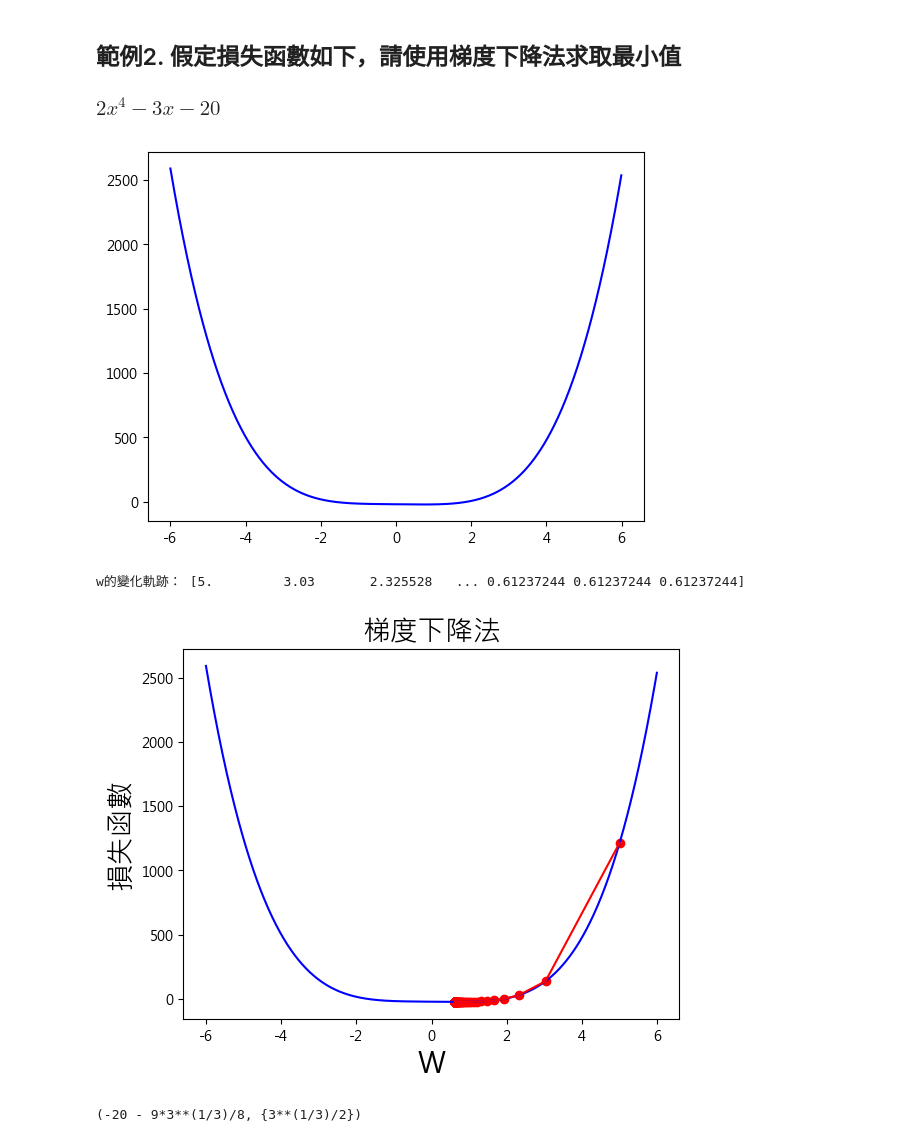
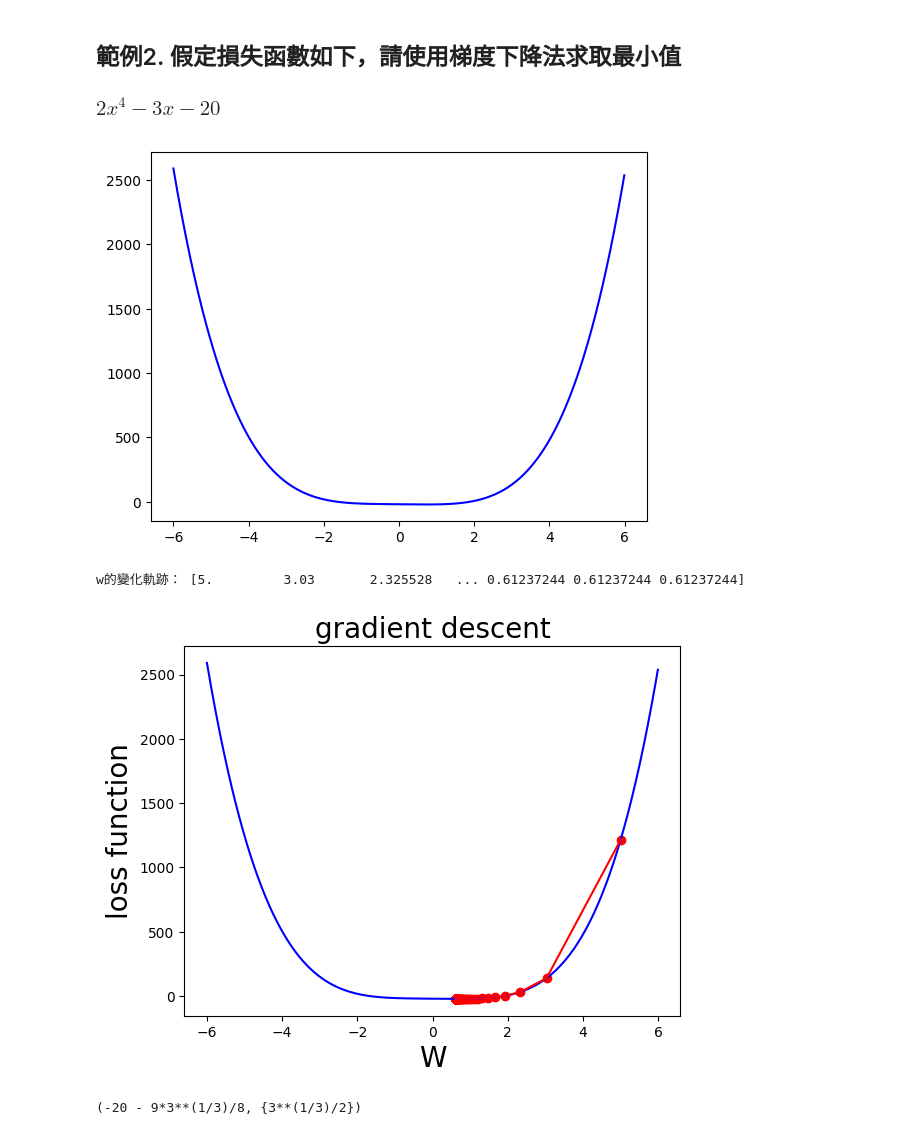
Before and after one commit to chesterXalan/Classwork-PythonMLApplicationDevelopment, a Jupyter notebook: lesson05/03_Partial_Derivatives.ipynb, the cells around one changed output. Cells and saved outputs as stored; diff of their text form; code cells hidden in the pictures.

```diff
--- a/lesson05/03_Partial_Derivatives.ipynb
+++ b/lesson05/03_Partial_Derivatives.ipynb
@@ -94,50 +93,44 @@ w的變化軌跡： [5.   2.   0.8  0.32 0.13 0.05 0.02 0.01 0.   0.   0.   0.
 ### $2x^4-3x-20$
 # %%
 # 目標函數(損失函數)
-f = lambda x: 2 * x ** 4 - 3 * x - 20
+f = lambda x: 2 * x**4 - 3 * x - 20
 
 # 目標函數的一階導數:dy/dx=2*x
-df = lambda x: 8 * x ** 2 - 3
+df = lambda x: 8 * x**2 - 3
 
-# 設定中文字型
-plt.rcParams['font.sans-serif'] = ['Arial Unicode MS']
-# 矯正負號
-plt.rcParams['axes.unicode_minus'] = False
-
-color = 'r'
+color = "r"
 t = np.arange(-6.0, 6.0, 0.01)
-plt.plot(t, f(t), c='b');
+plt.plot(t, f(t), c="b");
 # %% [output]
-[figure, old version]
+[figure, new version]
 # %%
 # 超參數(Hyperparameters)
-w_start = 5     # 起始權重 -5, -3
-epochs = 1500     # 執行週期數
-lr = 0.01        # 學習率 0.01, 0.9
+w_start = 5  # 起始權重 -5, -3
+epochs = 1500  # 執行週期數
+lr = 0.01  # 學習率 0.01, 0.9
 
 # 梯度下降法
 # *** Function 可以直接當參數傳遞 ***
 w = GD(w_start, epochs, lr=lr)
-print('w的變化軌跡：', np.around(w, 8))
+print("w的變化軌跡：", np.around(w, 8))
 
-# 設定中文字型
-plt.rcParams['font.sans-serif'] = ['Arial Unicode MS']
-# 矯正負號
-plt.rcParams['axes.unicode_minus'] = False
+color = "r"
+t = np.arange(-6.0, 6.0, 0.01)
+plt.plot(t, f(t), c="b")
+plt.plot(w, f(w), c=color, label="lr={}".format(lr))
+plt.scatter(
+    w,
+    f(w),
+    c=color,
+)
 
-color = 'r'
-t = np.arange(-6.0, 6.0, 0.01)
-plt.plot(t, f(t), c='b')
-plt.plot(w, f(w), c=color, label='lr={}'.format(lr))
-plt.scatter(w, f(w), c=color, )
-
-plt.title('梯度下降法', fontsize=20)
-plt.xlabel('W', fontsize=20)
-plt.ylabel('損失函數', fontsize=20)
+plt.title("gradient descent", fontsize=20)
+plt.xlabel("W", fontsize=20)
+plt.ylabel("loss function", fontsize=20)
 plt.show()
 # %% [output]
 w的變化軌跡： [5.         3.03       2.325528   ... 0.61237244 0.61237244 0.61237244]
-[figure, old version]
+[figure, new version]
 # %%
 from sympy.calculus.util import minimum, maximum, Interval, stationary_points
 from sympy import Symbol
```
Also changed, not shown: parts of 7 cells of this notebook, 15 other files.
